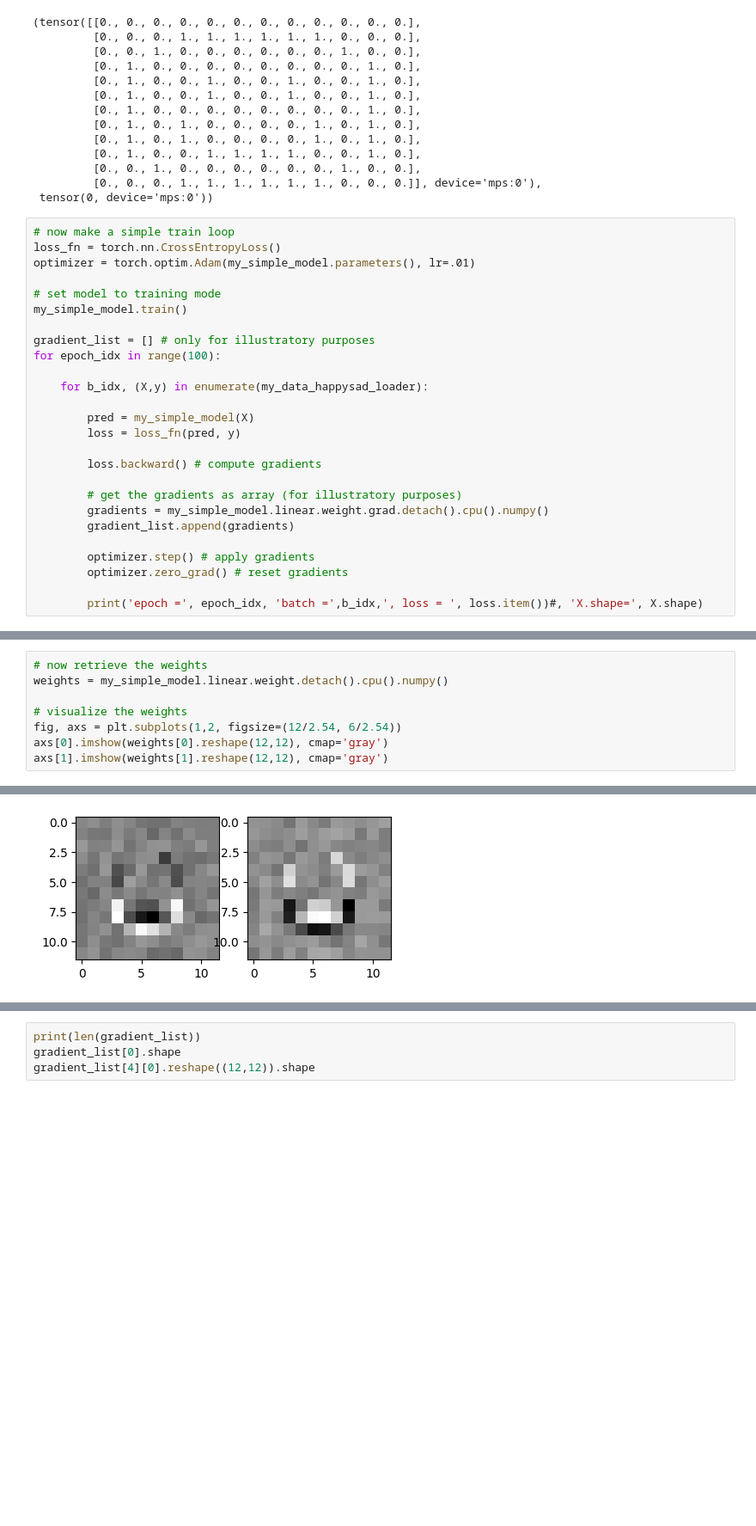
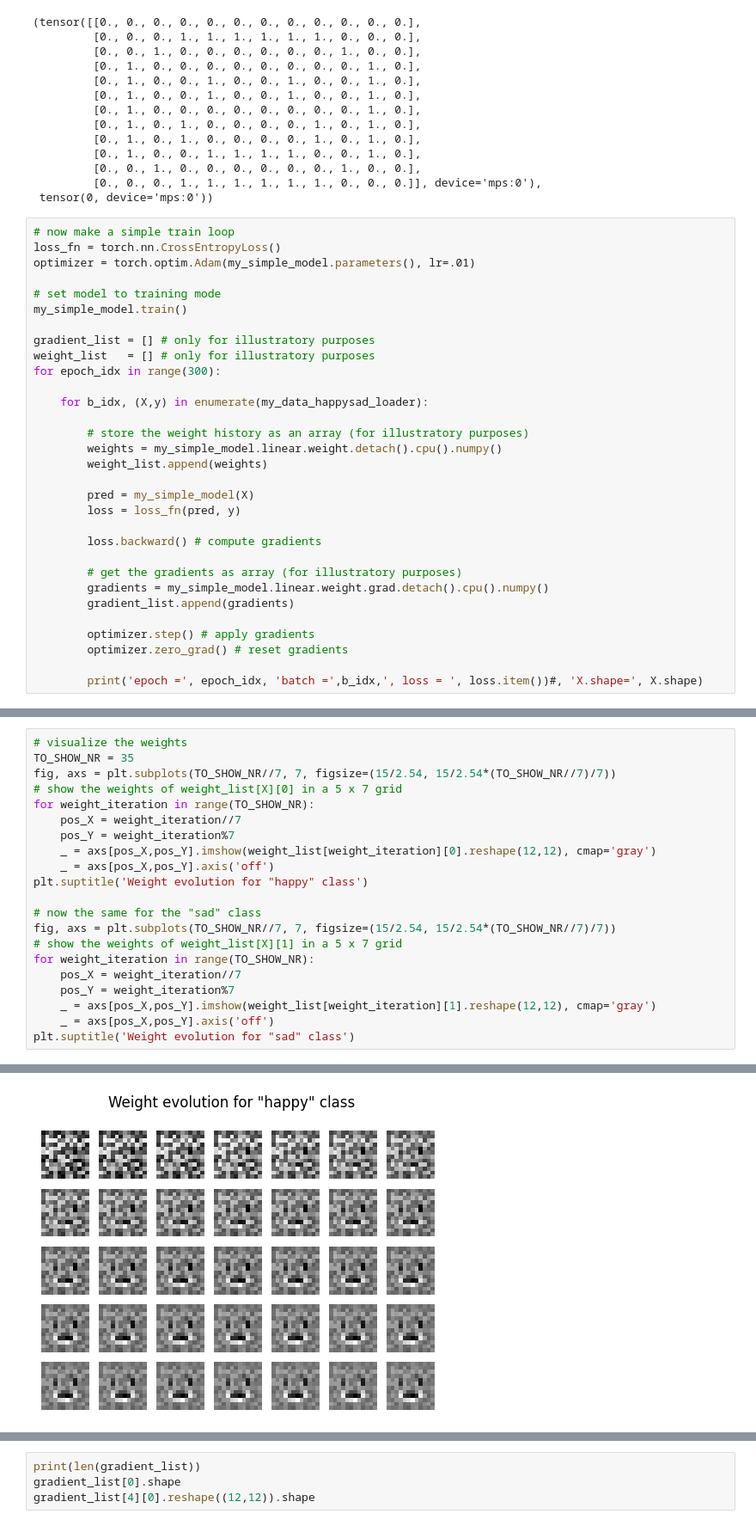
Before and after one commit to Jintram/Workshop_Py_image-analysis_2025, a Jupyter notebook: Bioimage-analysis_05_MachineLearning-basics.ipynb, the cells around one changed output, grey strips where cells are left out. Shown at 86% size. Drawn from its saved outputs; the diff is of its cells as text; blank space fills up the shorter version.

```diff
--- a/Bioimage-analysis_05_MachineLearning-basics.ipynb
+++ b/Bioimage-analysis_05_MachineLearning-basics.ipynb
@@ -132,9 +165,14 @@ optimizer = torch.optim.Adam(my_simple_model.parameters(), lr=.01)
 my_simple_model.train()
 
 gradient_list = [] # only for illustratory purposes
-for epoch_idx in range(100):
+weight_list   = [] # only for illustratory purposes
+for epoch_idx in range(300):
 
     for b_idx, (X,y) in enumerate(my_data_happysad_loader):
+
+        # store the weight history as an array (for illustratory purposes)
+        weights = my_simple_model.linear.weight.detach().cpu().numpy()
+        weight_list.append(weights)
 
         pred = my_simple_model(X)
         loss = loss_fn(pred, y)
@@ -170,9 +208,22 @@ epoch = 99 batch = 0 , loss =  0.018331564962863922
 # %%
-# now retrieve the weights
-weights = my_simple_model.linear.weight.detach().cpu().numpy()
+# visualize the weights
+TO_SHOW_NR = 35
+fig, axs = plt.subplots(TO_SHOW_NR//7, 7, figsize=(15/2.54, 15/2.54*(TO_SHOW_NR//7)/7))
+# show the weights of weight_list[X][0] in a 5 x 7 grid
+for weight_iteration in range(TO_SHOW_NR):
+    pos_X = weight_iteration//7
+    pos_Y = weight_iteration%7
+    _ = axs[pos_X,pos_Y].imshow(weight_list[weight_iteration][0].reshape(12,12), cmap='gray')
+    _ = axs[pos_X,pos_Y].axis('off')
+plt.suptitle('Weight evolution for "happy" class')
 
-# visualize the weights
-fig, axs = plt.subplots(1,2, figsize=(12/2.54, 6/2.54))
-axs[0].imshow(weights[0].reshape(12,12), cmap='gray')
-axs[1].imshow(weights[1].reshape(12,12), cmap='gray')
+# now the same for the "sad" class
+fig, axs = plt.subplots(TO_SHOW_NR//7, 7, figsize=(15/2.54, 15/2.54*(TO_SHOW_NR//7)/7))
+# show the weights of weight_list[X][1] in a 5 x 7 grid
+for weight_iteration in range(TO_SHOW_NR):
+    pos_X = weight_iteration//7
+    pos_Y = weight_iteration%7
+    _ = axs[pos_X,pos_Y].imshow(weight_list[weight_iteration][1].reshape(12,12), cmap='gray')
+    _ = axs[pos_X,pos_Y].axis('off')
+plt.suptitle('Weight evolution for "sad" class')
 # %% [output]
@@ -180 +231 @@ axs[1].imshow(weights[1].reshape(12,12), cmap='gray')
-[figure, old version]
+[figure, new version]
```
Also changed, not shown: parts of 8 cells of this notebook.
